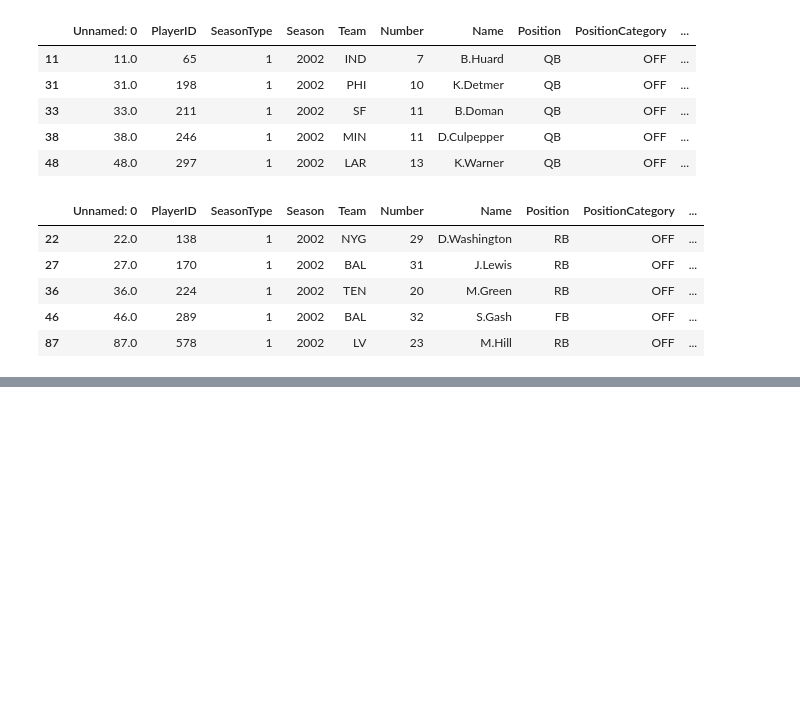
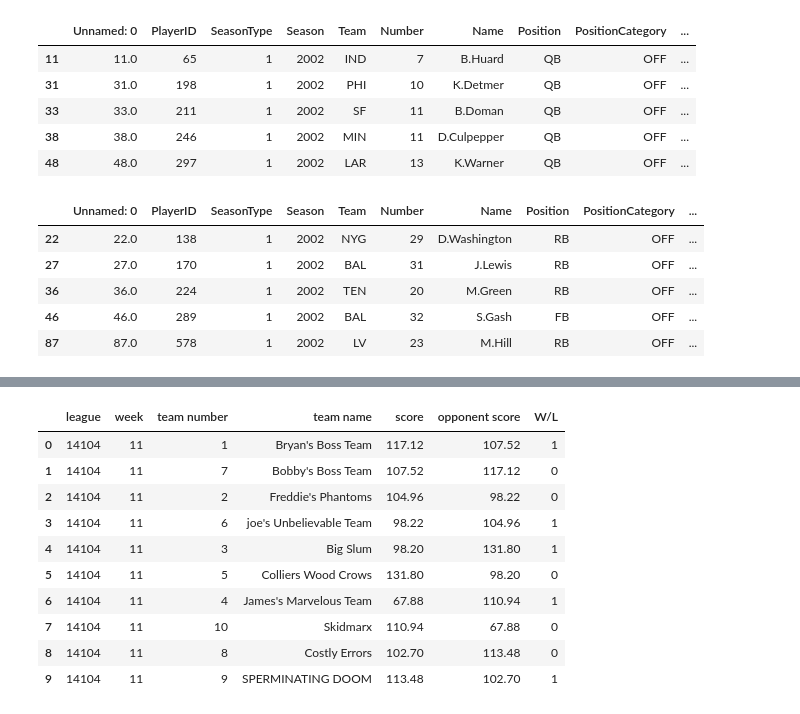
Before and after one commit to ffb-optimal-draft/ffb-draft-strategy, a Jupyter notebook: ian_explore.ipynb, the cells around one changed output, grey strips where cells are left out. Cells and saved outputs as stored; diff of their text form; code cells hidden in the pictures; blank space fills up the shorter version.

```diff
--- a/ian_explore.ipynb
+++ b/ian_explore.ipynb
@@ -102,6 +88,6 @@ async def get_html(url, sleep=5, retries=3):
             break
     return html
 # %%
-await get_html(url)
+html = await get_html(url)
 # %% [output]
 Fantasy Football | Yahoo! Sports
@@ -129,0 +94,55 @@ driver.get(url = 'https://www.google.com/')
+# %%
+def clean_html(html, league_id, week, num_players):
+
+    scores = []
+    team_num = []
+    team_name = []
+    opp_score = []
+    win_loss = []
+
+    score_list = re.findall(r'>\d+\.\d+<', html)[-num_players:]
+    for score in score_list:
+        scores.append(score[1:-1])
+
+    names = re.findall(r'14104/\d+\">[\w\' ]+<',html)[2:]
+    for name in names:
+        num = re.findall(r'/\d+', name)
+        team_num.append(num[0][1:])
+        name = re.findall(r'>.+<', name)
+        team_name.append(name[0][1:-1])
+
+    league_data = pd.DataFrame({'league':league_id , 'week':week,'team number':team_num,
+                                'team name':team_name,'score':scores})
+
+    for i in range(len(league_data)):
+        if i % 2 == 0:
+            opp_score.append(league_data.loc[(i+1), 'score'])
+        else:
+            opp_score.append(league_data.loc[(i-1), 'score'])
+
+        if league_data.loc[i, 'score'] > opp_score[i]:
+            win_loss.append(1)
+        else:
+            win_loss.append(0)
+
+    league_data['opponent score'] = opp_score
+    league_data['W/L'] = win_loss
+
+
+    return league_data
+# %%
+week_data = clean_html(html, '14104', '11', 10)
+# %%
+week_data
+# %% [output]
+|  | league | week | team number | team name | score | opponent score | W/L |
+| 0 | 14104 | 11 | 1 | Bryan's Boss Team | 117.12 | 107.52 | 1 |
+| 1 | 14104 | 11 | 7 | Bobby's Boss Team | 107.52 | 117.12 | 0 |
+| 2 | 14104 | 11 | 2 | Freddie's Phantoms | 104.96 | 98.22 | 0 |
+| 3 | 14104 | 11 | 6 | joe's Unbelievable Team | 98.22 | 104.96 | 1 |
+| 4 | 14104 | 11 | 3 | Big Slum | 98.20 | 131.80 | 1 |
+| 5 | 14104 | 11 | 5 | Colliers Wood Crows | 131.80 | 98.20 | 0 |
+| 6 | 14104 | 11 | 4 | James's Marvelous Team | 67.88 | 110.94 | 1 |
+| 7 | 14104 | 11 | 10 | Skidmarx | 110.94 | 67.88 | 0 |
+| 8 | 14104 | 11 | 8 | Costly Errors | 102.70 | 113.48 | 0 |
+| 9 | 14104 | 11 | 9 | SPERMINATING DOOM | 113.48 | 102.70 | 1 |
```
Also changed, not shown: parts of 24 cells of this notebook.
